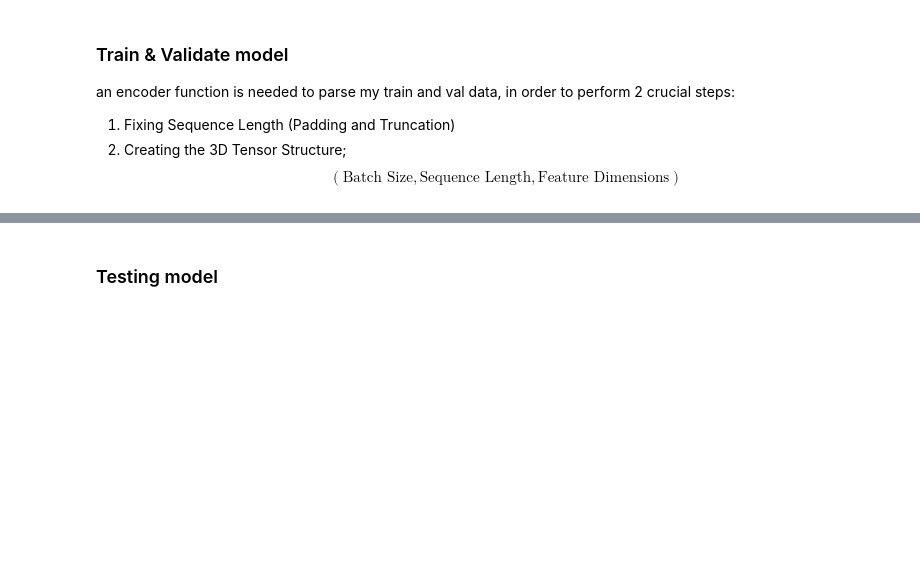
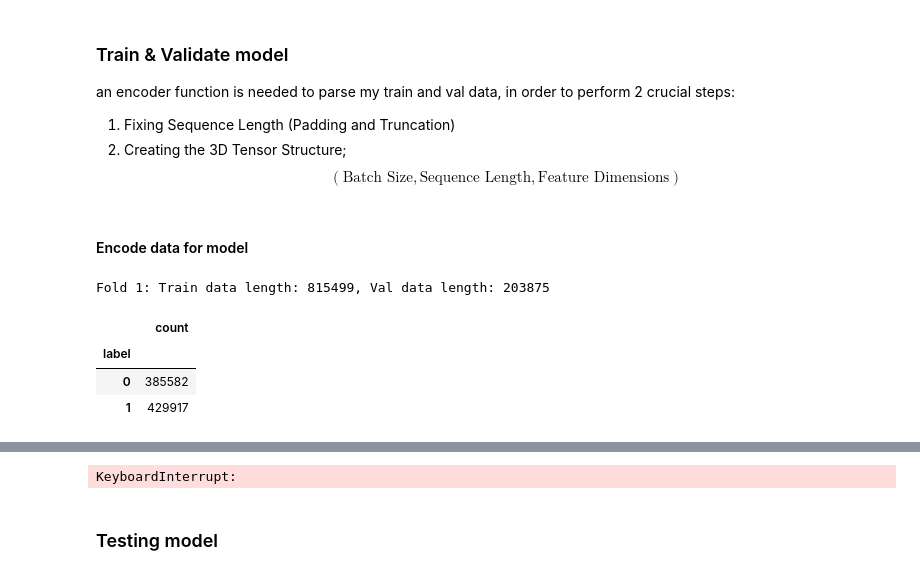
Before and after one commit to azzy72/PredictPhagePPI, a Jupyter notebook: notebooks/neural_network.ipynb, the cells around one changed output, grey strips where cells are left out. Drawn from its saved outputs; the diff is of its cells as text; code cells hidden in the pictures; blank space fills up the shorter version.

Commit message:
FFNN updates

```diff
--- a/notebooks/neural_network.ipynb
+++ b/notebooks/neural_network.ipynb
@@ -10,10 +10,10 @@ With MinHashed kmers however, we cant "go back" and extract which kmers were mos
 import sourmash, os
 from tqdm import tqdm
 import pandas as pd
+K = 12 #kmer size in nucleotides
 raw_data_path = "../raw_data/"
 data_prod_path = "../data_prod/"
-SKETCH_DIR = data_prod_path + "phage_minhash_18/"
-K = 18 #kmer size; equal to 6 aa.
+SKETCH_DIR = data_prod_path + f"phage_minhash_{K}/"
 
 def binarize_host_range(host_range_dict):
     binary_dict = {}
@@ -364,5 +445,13 @@ def k_fold_split(train_val_file, k=5, seed=42):
 # %%
-train_path, test_path = separate_test(full_path, train_val_ratio=0.9, test_ratio=0.1, TS=True)
-print(f"Training/Validation data saved to: {train_path}")
+train_val_path, test_path = separate_test(full_path, train_val_ratio=0.9, test_ratio=0.1, TS=True)
+print(f"Training/Validation data saved to: {train_val_path}")
 print(f"Test data saved to: {test_path}")
+
+#Retun list of paths were files start with Pecto in data_prod_path+f"phage_minhash_{K}_combined/
+# combined_path = data_prod_path+f"phage_minhash_{K}_combined/"
+# pecto_files = [combined_path+path for path in os.listdir(combined_path) if path.startswith("Pecto")]
+# print(pecto_files)
+# train_val_path, test_path = separate_test(pecto_files, train_val_ratio=0.9, test_ratio=0.1, TS=True)
+# print(f"Training/Validation data saved to: {train_val_path}")
+# print(f"Test data saved to: {test_path}")
 # %% [output]
@@ -374,7 +463,7 @@ Training/Validation data saved to: ../data_prod/NN_files/Pectobacterium_brasilie
 Test data saved to: ../data_prod/NN_files/Pectobacterium_brasiliense_test.txt
 # %%
 #Purely to define split, no writing
-k_fold_data = k_fold_split(train_path, k=5, seed=42)
+k_fold_data = k_fold_split(train_val_path, k=5, seed=42)
 for fold_idx, (train_data, val_data) in enumerate(k_fold_data):
     print(f"Fold {fold_idx+1}: Train data length: {len(train_data)}, Val data length: {len(val_data)}")
 # %% [output]
@@ -507,3 +635,60 @@ def backward(net, x, y, z1, a1, z2, a2, learning_rate=0.01):
 an encoder function is needed to parse my train and val data, in order to perform 2 crucial steps:
 1. Fixing Sequence Length (Padding and Truncation)
 2. Creating the 3D Tensor Structure; $$(\text{Batch Size}, \text{Sequence Length}, \text{Feature Dimensions})$$
+# %% [markdown]
+#### Encode data for model
+# %%
+#Purely to define split, no writing
+k_fold_data = k_fold_split(train_val_path, k=5, seed=42)
+for fold_idx, (train_data, val_data) in enumerate(k_fold_data):
+    print(f"Fold {fold_idx+1}: Train data length: {len(train_data)}, Val data length: {len(val_data)}")
+    display(train_data.groupby("label").agg(count=('kmer_hash','count')))
+
+    #Encoding data
+    x_train_, y_train_ = encode_new_data(train_data)
+    x_valid_, y_valid_ = encode_new_data(val_data)
+    print(x_train_.shape)
+    print(x_train_)
+
+    #Initializing model
+    input_size = x_train_.shape[1] # also known as "n_features"
+    # Model and training hyperparameters
+    learning_rate = 0.0001
+    hidden_units = 50
+    n_epochs = 500
+    output_size = 1
+    # Creating a model instance
+    # You can use either `xavier_initialization_normal` or `random_initialization_normal`
+    # for the initialization_function argument of the class
+    network = SimpleFFNN(input_size, hidden_units, output_size)#,
+                        #initialization_function=xavier_initialization_normal)
+
+    # Training loops
+    train_losses = []
+    valid_losses = []
+
+    # Run n_epochs of training
+    for epoch in range(n_epochs):
+        train_loss = train_network(network, x_train_, y_train_, learning_rate)
+        valid_loss = eval_network(network, x_valid_, y_valid_)
+        train_losses.append(train_loss)
+        valid_losses.append(valid_loss)
+        # For the first, every 5% of the epochs and last epoch, we print the loss
+        # to check that the model is properly training. (loss going down)
+        if (n_epochs >= 10 and epoch % math.ceil(0.05 * n_epochs) == 0) or epoch == 0 or epoch == n_epochs:
+            print(f"Epoch {epoch}: Train Loss: {train_loss:.4f}\tValid Loss: {valid_loss:.4f}")
+
+    # save model + plot losses (put your own savename to be used for the model and predictions)
+    model_savepath = NN_files_path+'some_ffnn_model.pkl' # /path/to/your/stuff/filename.pkl
+    save_ffnn_model(model_savepath, model=network)
+
+    # plotting the losses
+    plot_losses(train_losses, valid_losses, n_epochs, title=f"Train & Val loss for {selected_bact_species} with {K}mers")
+
+    break
+# %% [output]
+Fold 1: Train data length: 815499, Val data length: 203875
+|  | count |
+| label |  |
+| 0 | 385582 |
+| 1 | 429917 |
@@ -510,3 +710,4 @@ an encoder function is needed to parse my train and val data, in order to perfor
+KeyboardInterrupt:
 # %% [markdown]
 ### Testing model
 # %% [markdown]
```
Also changed, not shown: parts of 13 cells of this notebook, 1 other file.
